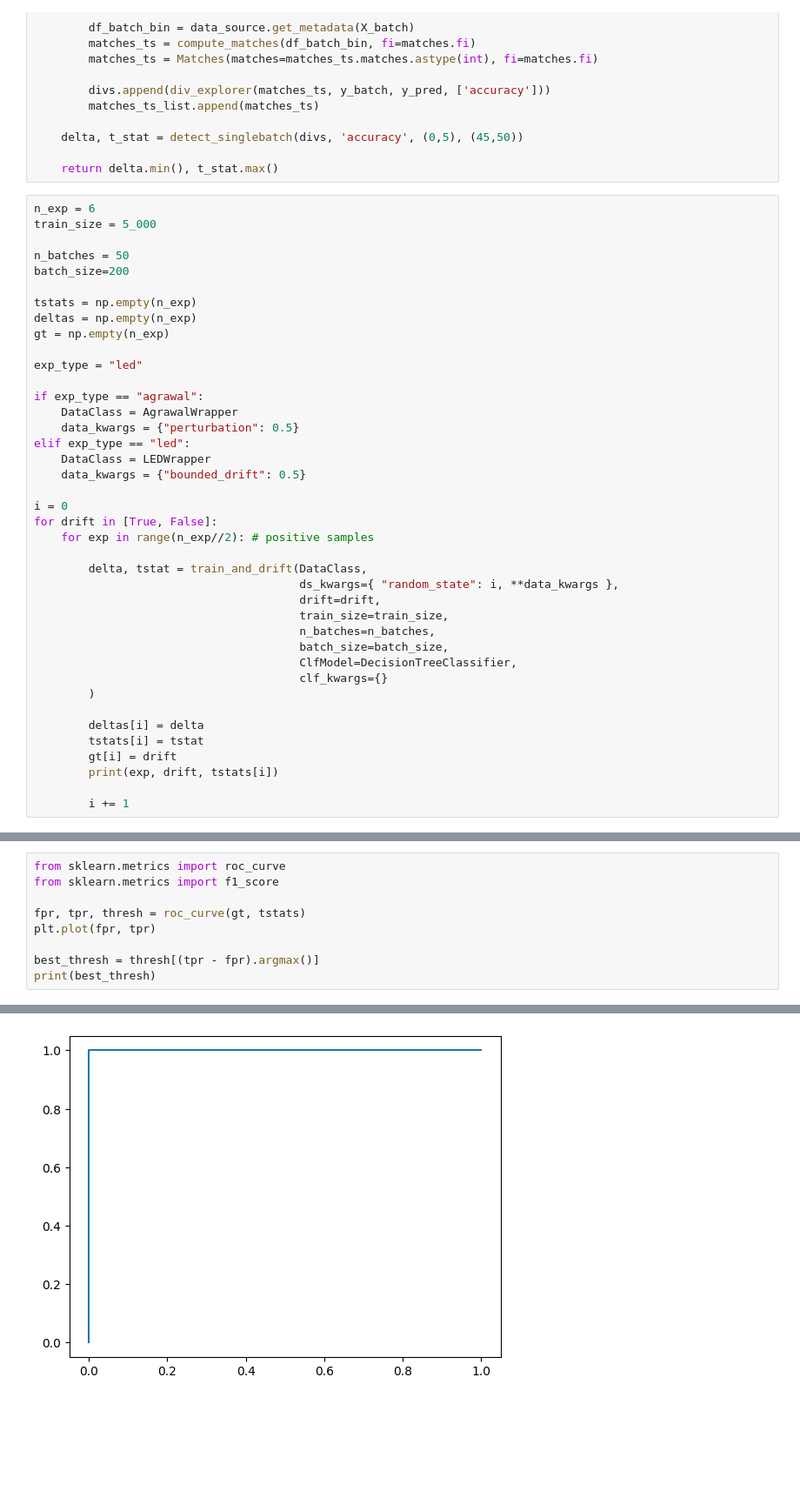
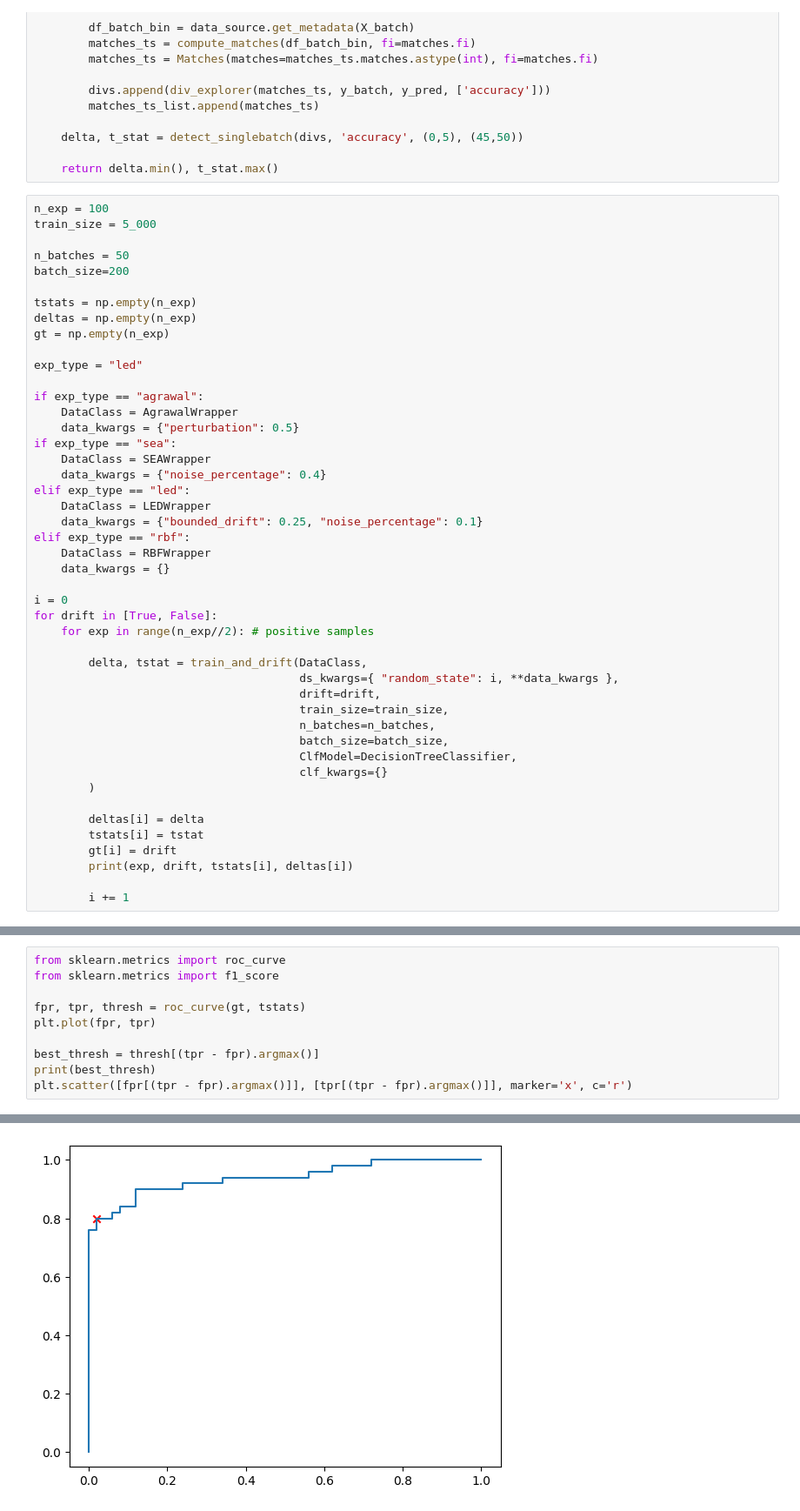
Before and after one commit to fgiobergia/DriftInspector, a Jupyter notebook: src/synth/cds.ipynb, the cells around one changed output, grey strips where cells are left out. Shown: that part at 87% size. Saved outputs shown, nothing was run; the diff lists cells and outputs as text; blank space fills up the shorter version.

```diff
--- a/src/synth/cds.ipynb
+++ b/src/synth/cds.ipynb
@@ -131,7 +167,7 @@ def train_and_drift(DataSource, drift=True, ds_kwargs={}, train_size=5_000, n_ba
 
     return delta.min(), t_stat.max()
 # %%
-n_exp = 6
+n_exp = 100
 train_size = 5_000
 
 n_batches = 50
@@ -146,9 +182,15 @@ exp_type = "led"
 if exp_type == "agrawal":
     DataClass = AgrawalWrapper
     data_kwargs = {"perturbation": 0.5}
+if exp_type == "sea":
+    DataClass = SEAWrapper
+    data_kwargs = {"noise_percentage": 0.4}
 elif exp_type == "led":
     DataClass = LEDWrapper
-    data_kwargs = {"bounded_drift": 0.5}
+    data_kwargs = {"bounded_drift": 0.25, "noise_percentage": 0.1}
+elif exp_type == "rbf":
+    DataClass = RBFWrapper
+    data_kwargs = {}
 
 i = 0
 for drift in [True, False]:
@@ -167,7 +209,7 @@ for drift in [True, False]:
         deltas[i] = delta
         tstats[i] = tstat
         gt[i] = drift
-        print(exp, drift, tstats[i])
+        print(exp, drift, tstats[i], deltas[i])
 
         i += 1
 # %% [output]
@@ -186,4 +254,5 @@ plt.plot(fpr, tpr)
 
 best_thresh = thresh[(tpr - fpr).argmax()]
 print(best_thresh)
+plt.scatter([fpr[(tpr - fpr).argmax()]], [tpr[(tpr - fpr).argmax()]], marker='x', c='r')
 # %% [output]
@@ -191,4 +261,4 @@ print(best_thresh)
-[figure, old version]
+[figure, new version]
 # %%
 import matplotlib.pyplot as plt
 
```
Also changed, not shown: parts of 9 cells of this notebook.
